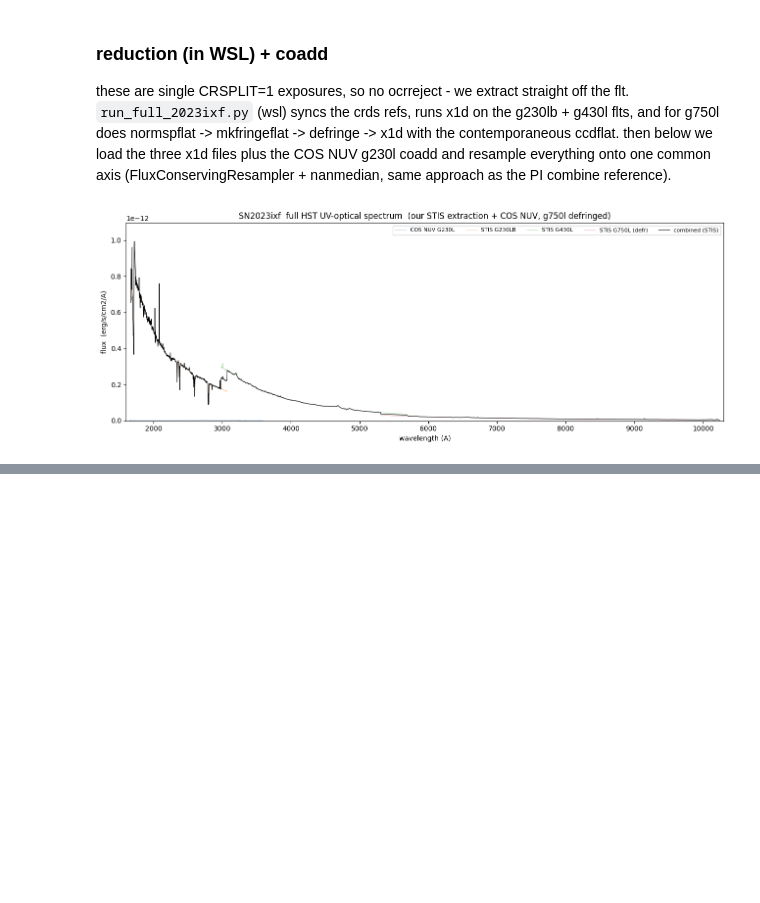
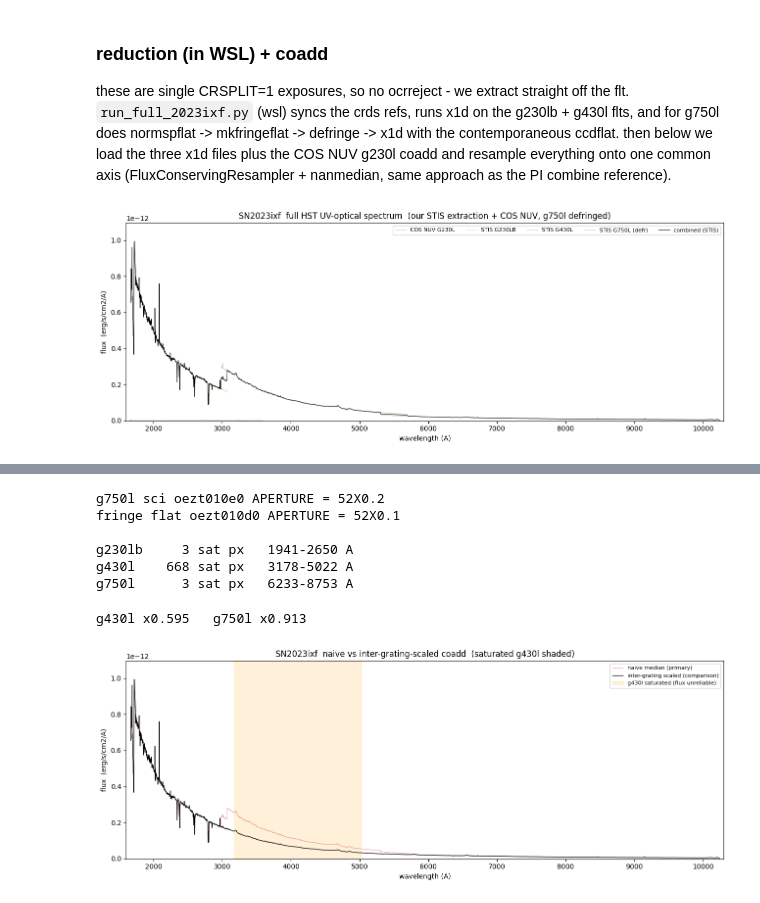
Before and after one commit to Ishaan2602/hst-uv-sn-spectra, a Jupyter notebook: notebooks/full_2023ixf.ipynb, the cells around one changed output, grey strips where cells are left out. Cells and saved outputs as stored; diff of their text form; code cells hidden in the pictures; blank space fills up the shorter version.

```diff
--- a/notebooks/full_2023ixf.ipynb
+++ b/notebooks/full_2023ixf.ipynb
@@ -121,0 +133,60 @@ plt.tight_layout(); plt.show()
+# %%
+# fringe flat should be a narrower slit than the science g750l (small-aperture contemporaneous flat)
+for nm, root in [('g750l sci', 'oezt010e0'), ('fringe flat', 'oezt010d0')]:
+    h = fits.getheader(f'{hst}/{root}/{root}_raw.fits', 0)
+    print(nm, root, 'APERTURE =', h.get('APERTURE'))
+
+# saturation extent per grating (dq bit 256). paper flags g430l ~3200-5000A saturated in the early visit.
+print()
+gr = {'g230lb': 'oezt01040', 'g430l': 'oezt010h0', 'g750l': 'oezt010e0'}
+sat = {}
+for nm, root in gr.items():
+    t = fits.getdata(f'{hst}/{root}/{root}_x1d.fits', 1)[0]
+    w, dq = np.asarray(t['WAVELENGTH'], float), np.asarray(t['DQ'], int)
+    m = (dq & 256) == 256
+    if m.any():
+        sat[nm] = (w[m].min(), w[m].max())
+        print(f'{nm:7s} {m.sum():4d} sat px   {w[m].min():.0f}-{w[m].max():.0f} A')
+    else:
+        print(f'{nm:7s} none')
+# %% [output]
+g750l sci oezt010e0 APERTURE = 52X0.2
+fringe flat oezt010d0 APERTURE = 52X0.1
+
+g230lb     3 sat px   1941-2650 A
+g430l    668 sat px   3178-5022 A
+g750l      3 sat px   6233-8753 A
+# %%
+# inter-grating constant-% scaling (bostroem 2024 flux-cal trick), anchor on g230lb.
+# overlaps are at the clean grating edges, away from the saturated mid-g430l.
+# caveat: g230lb's red end droops near 3060 so the g430l factor is a bit edge-biased.
+g230, g430, g750 = comps['STIS G230LB'], comps['STIS G430L'], comps['STIS G750L (defr)']
+i230 = np.interp(newax, *g230, left=np.nan, right=np.nan)
+i430 = np.interp(newax, *g430, left=np.nan, right=np.nan)
+i750 = np.interp(newax, *g750, left=np.nan, right=np.nan)
+
+def ratio(a, b, lo, hi):
+    m = (newax >= lo) & (newax <= hi)
+    return np.nanmedian(a[m]) / np.nanmedian(b[m])
+
+s430 = ratio(i230, i430, 2950, 3050)    # g430l -> g230lb
+i430s = i430 * s430
+s750 = ratio(i430s, i750, 5300, 5550)   # g750l -> scaled g430l
+i750s = i750 * s750
+print(f'g430l x{s430:.3f}   g750l x{s750:.3f}')
+
+scaled = np.nanmedian(np.vstack([i230, i430s, i750s]), axis=0)
+
+fig, ax = plt.subplots(figsize=(13, 5))
+ax.plot(newax, comb, lw=0.7, alpha=0.5, color='tab:red', label='naive median (primary)')
+ax.plot(newax, scaled, lw=0.9, color='k', label='inter-grating scaled (comparison)')
+if 'g430l' in sat:
+    ax.axvspan(*sat['g430l'], color='orange', alpha=0.15, label='g430l saturated (flux unreliable)')
+ax.set_xlim(1600, 10300); ax.set_ylim(-0.2e-14, np.nanpercentile(scaled, 99.5) * 1.3)
+ax.set_xlabel('wavelength (A)'); ax.set_ylabel('flux  (erg/s/cm2/A)')
+ax.set_title('SN2023ixf  naive vs inter-grating-scaled coadd  (saturated g430l shaded)')
+ax.legend(fontsize=8)
+plt.tight_layout(); plt.show()
+# %% [output]
+g430l x0.595   g750l x0.913
+[figure, added]
```
Also changed, not shown: parts of 3 cells of this notebook, 7 other files.
